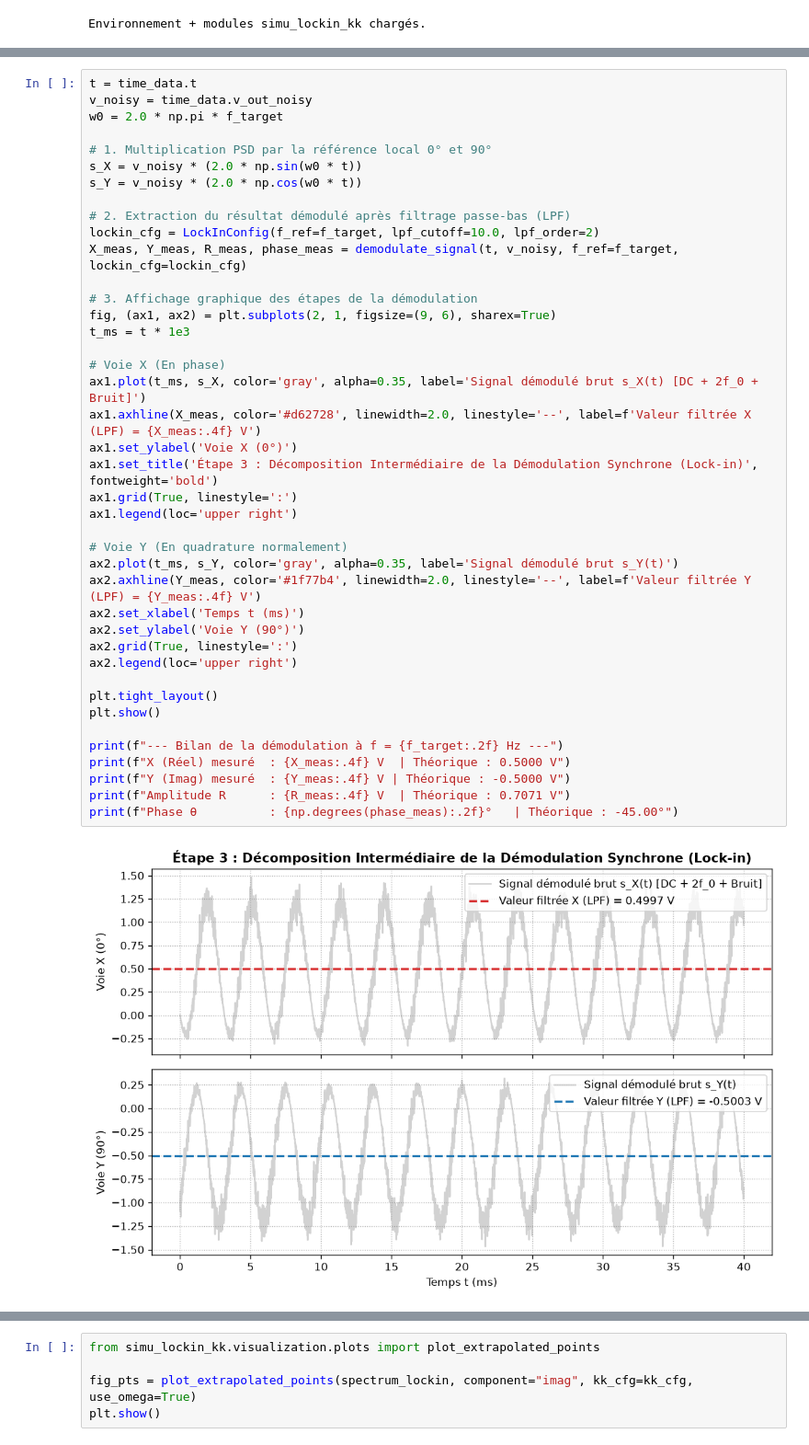
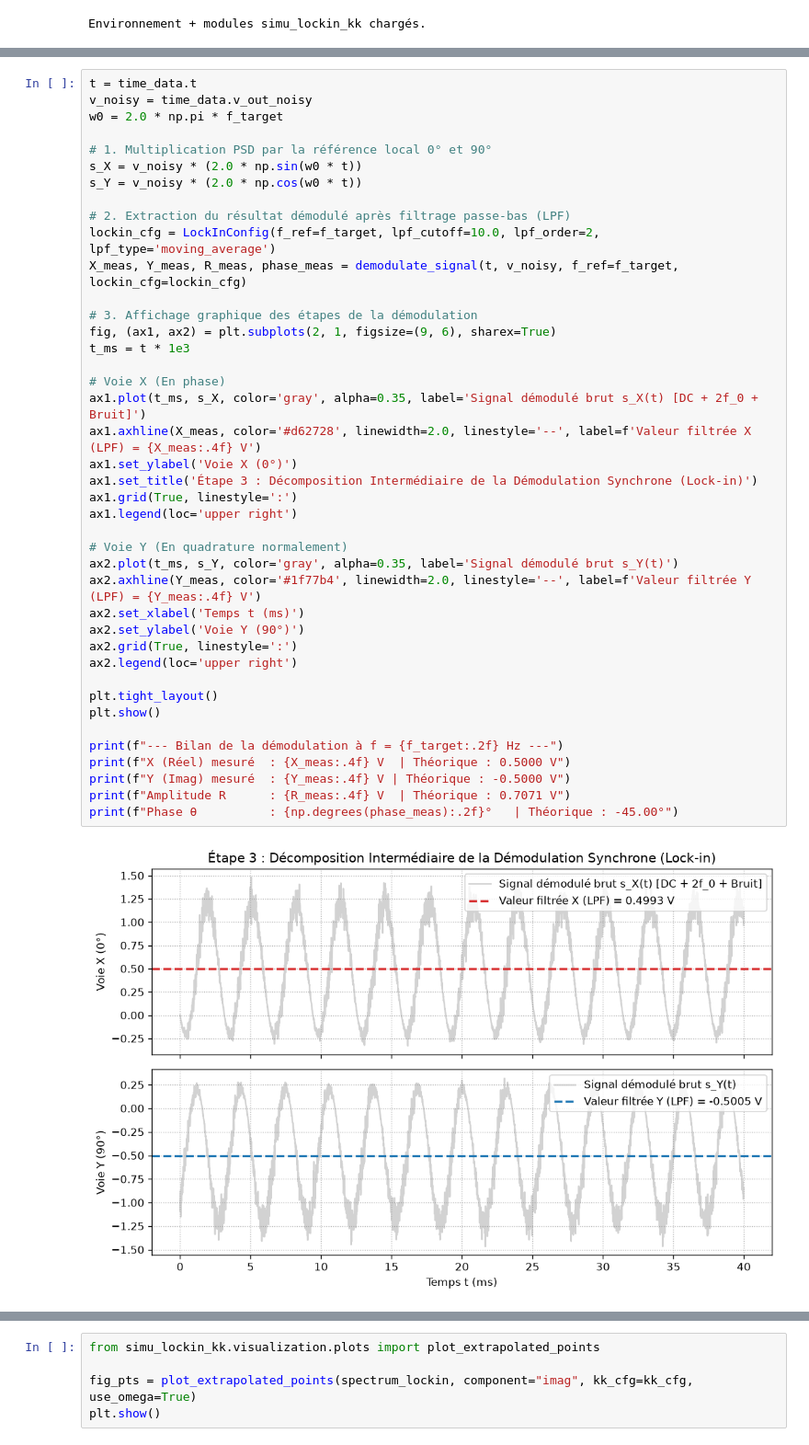
Before and after one commit to paulhenry46/be_instrumentation, a Jupyter notebook: notebooks/01_demo_lockin_kk.ipynb, the cells around one changed output, grey strips where cells are left out. Shown at 92% size. Saved outputs shown, nothing was run; the diff lists cells and outputs as text.

```diff
--- a/notebooks/01_demo_lockin_kk.ipynb
+++ b/notebooks/01_demo_lockin_kk.ipynb
@@ -73,37 +72,37 @@ s_X = v_noisy * (2.0 * np.sin(w0 * t))
 s_Y = v_noisy * (2.0 * np.cos(w0 * t))
 
 # 2. Extraction du résultat démodulé après filtrage passe-bas (LPF)
-lockin_cfg = LockInConfig(f_ref=f_target, lpf_cutoff=10.0, lpf_order=2)
+lockin_cfg = LockInConfig(f_ref=f_target, lpf_cutoff=10.0, lpf_order=2, lpf_type='moving_average')
 X_meas, Y_meas, R_meas, phase_meas = demodulate_signal(t, v_noisy, f_ref=f_target, lockin_cfg=lockin_cfg)
 
 # 3. Affichage graphique des étapes de la démodulation
 fig, (ax1, ax2) = plt.subplots(2, 1, figsize=(9, 6), sharex=True)
 t_ms = t * 1e3
 
 # Voie X (En phase)
 ax1.plot(t_ms, s_X, color='gray', alpha=0.35, label='Signal démodulé brut s_X(t) [DC + 2f_0 + Bruit]')
 ax1.axhline(X_meas, color='#d62728', linewidth=2.0, linestyle='--', label=f'Valeur filtrée X (LPF) = {X_meas:.4f} V')
 ax1.set_ylabel('Voie X (0°)')
-ax1.set_title('Étape 3 : Décomposition Intermédiaire de la Démodulation Synchrone (Lock-in)', fontweight='bold')
+ax1.set_title('Étape 3 : Décomposition Intermédiaire de la Démodulation Synchrone (Lock-in)')
 ax1.grid(True, linestyle=':')
 ax1.legend(loc='upper right')
 
 # Voie Y (En quadrature normalement)
 ax2.plot(t_ms, s_Y, color='gray', alpha=0.35, label='Signal démodulé brut s_Y(t)')
 ax2.axhline(Y_meas, color='#1f77b4', linewidth=2.0, linestyle='--', label=f'Valeur filtrée Y (LPF) = {Y_meas:.4f} V')
 ax2.set_xlabel('Temps t (ms)')
 ax2.set_ylabel('Voie Y (90°)')
 ax2.grid(True, linestyle=':')
 ax2.legend(loc='upper right')
 
 plt.tight_layout()
 plt.show()
 
 print(f"--- Bilan de la démodulation à f = {f_target:.2f} Hz ---")
 print(f"X (Réel) mesuré  : {X_meas:.4f} V  | Théorique : 0.5000 V")
 print(f"Y (Imag) mesuré  : {Y_meas:.4f} V | Théorique : -0.5000 V")
 print(f"Amplitude R      : {R_meas:.4f} V  | Théorique : 0.7071 V")
 print(f"Phase θ          : {np.degrees(phase_meas):.2f}°   | Théorique : -45.00°")
 # %% [output]
-[figure, old version]
+[figure, new version]
 --- Bilan de la démodulation à f = 159.15 Hz ---
```
Also changed, not shown: parts of 6 cells of this notebook, 1 other file.
